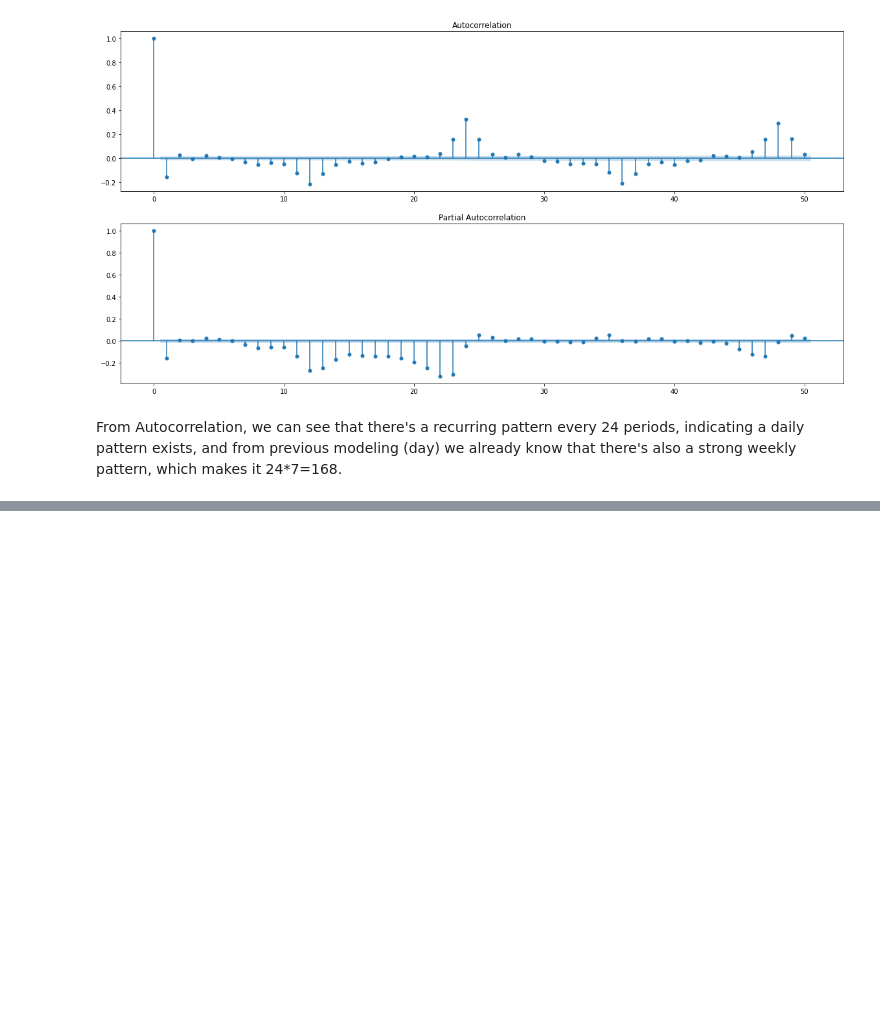
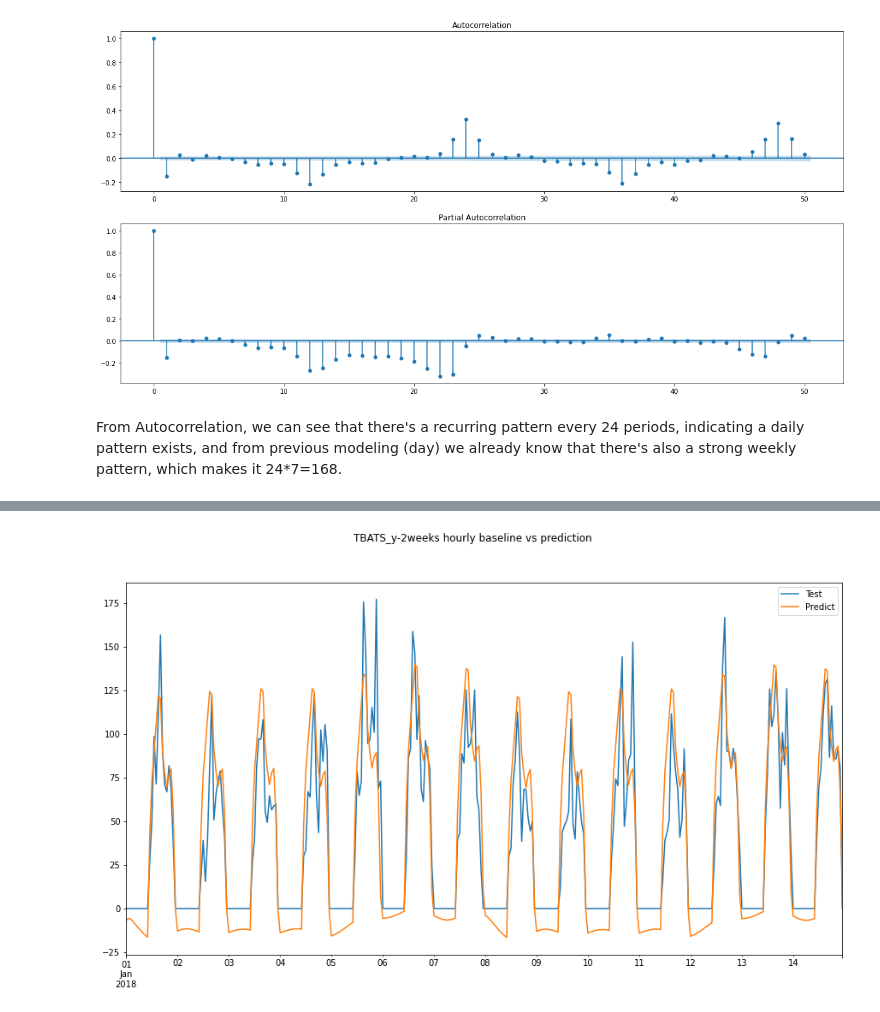
Before and after one commit to tc18fwd/SpringBoard, a Jupyter notebook: Capstone Two/Capstone 2 modeling (hour).ipynb, the cells around one changed output, grey strips where cells are left out. Saved outputs shown, nothing was run; the diff lists cells and outputs as text; code cells hidden in the pictures; blank space fills up the shorter version.

```diff
--- a/Capstone Two/Capstone 2 modeling (hour).ipynb
+++ b/Capstone Two/Capstone 2 modeling (hour).ipynb
@@ -99,0 +93,5 @@ display(dfts2017.tail(1))
+# %%
+# mkae a hourly time series dataframe with 2016 info
+dfts2016 = dfts24.iloc[:8736]
+dfts2016.index.freq="H" #set time series index frequency to hourly
+dfts2016 #note we included 1/1 of 2017 to make it total of 364 days
@@ -99,0 +112,5 @@ display(dfts2017.tail(1))
+# %%
+# 2017 will be the remaining and should be 8736 rows as well
+dfts2017 = dfts24.iloc[8736:]
+dfts2017.index.freq="H" #set time series index frequency to hourly
+dfts2017
@@ -877,0 +264,6 @@ AA_hourlyDS has its test date from 2017-01-02 to end of 2017, while AA-3X had la
+# %%
+# Fit the model, seasonal_periods=(24, 168, 8736)
+tbats_y = TBATS(seasonal_periods=(24, 168, 8736)).fit(dfts24['sales']) #note, dfts24['sales'] is our training data
+# %%
+# forecasts
+predY = tbats_y.forecast(steps=(24*364)) #24 hours a day 364 days per year
@@ -877,0 +310,8 @@ AA_hourlyDS has its test date from 2017-01-02 to end of 2017, while AA-3X had la
+# %%
+#view the plot of test vs pred first 2 weeks of baseline
+pd.DataFrame({'basline':bl_df[:(24*7*2)],'pred':predY[:(24*7*2)]}).plot(figsize=(15,8))
+plt.suptitle('TBATS_y-2weeks hourly baseline vs prediction')
+plt.legend(["Test", "Predict"])
+plt.savefig('TBATS_y_sep1to14_baseline_pred.png')
+# %% [output]
+[figure, added]
```
Also changed, not shown: parts of 117 cells of this notebook, 1 other file.
